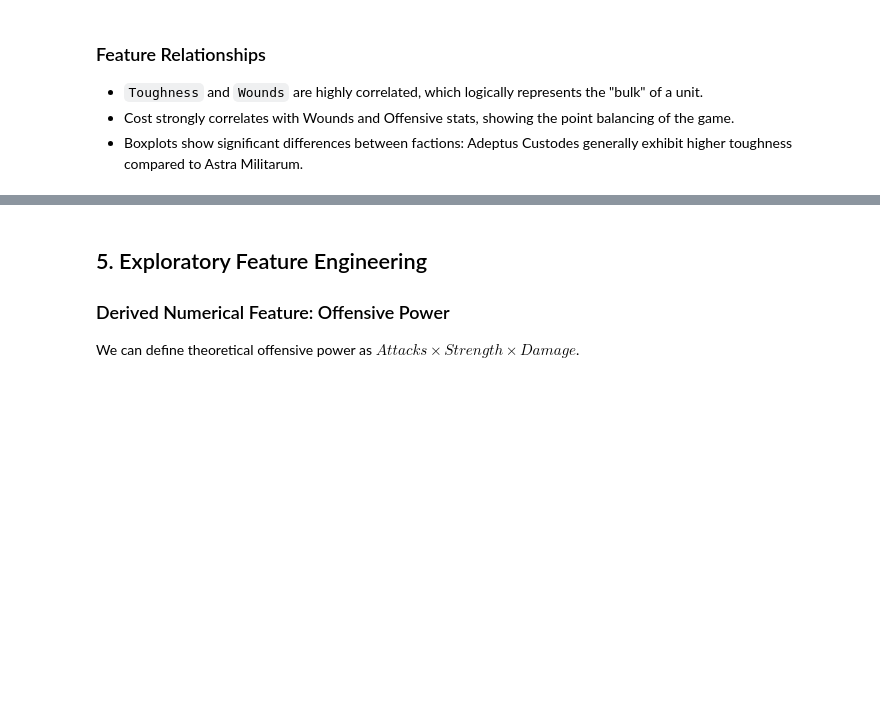
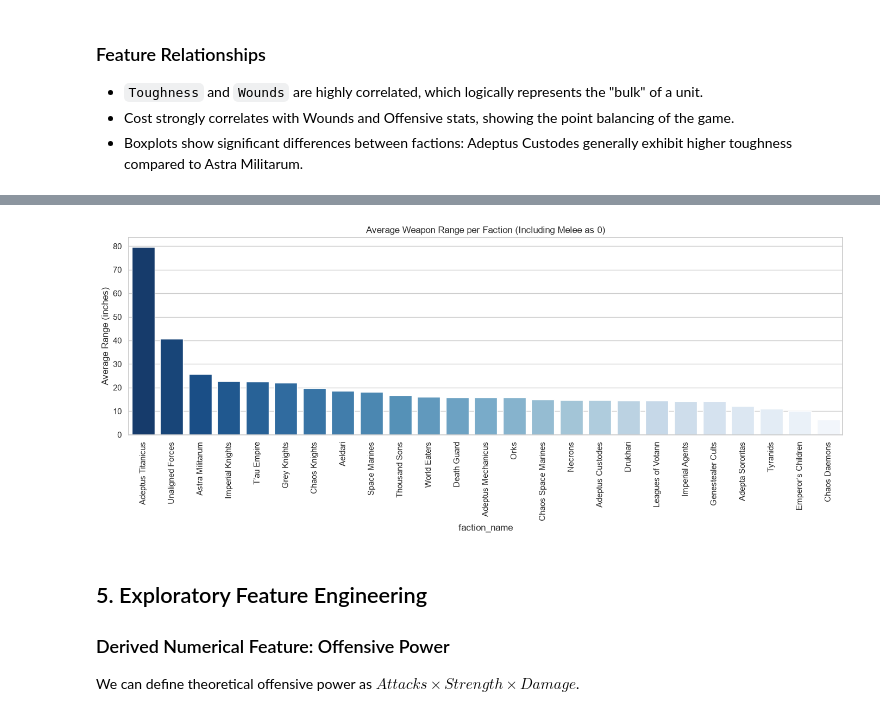
Before and after one commit to JeanJedsonn/Machine_Learning_Parte1V4, a Jupyter notebook: Warhammer40k_EDA.ipynb, the cells around one changed output, grey strips where cells are left out. Cells and saved outputs as stored; diff of their text form; code cells hidden in the pictures; blank space fills up the shorter version.

```diff
--- a/Warhammer40k_EDA.ipynb
+++ b/Warhammer40k_EDA.ipynb
@@ -224,3 +317,28 @@ plt.show()
+# %%
+# Analyze Range Preference
+def parse_range(r):
+    if pd.isna(r): return np.nan
+    r = str(r).lower()
+    if 'melee' in r: return 0.0
+    # extract first number
+    match = re.search(r'\d+', r)
+    if match: return float(match.group())
+    return np.nan
+
+wargear_faction['range_numeric'] = wargear_faction['range'].apply(parse_range)
+
+# Average range per faction
+avg_range = wargear_faction.groupby('faction_name')['range_numeric'].mean().sort_values(ascending=False)
+
+plt.figure(figsize=(14, 6))
+sns.barplot(x=avg_range.index, y=avg_range.values, palette='Blues_r')
+plt.title('Average Weapon Range per Faction (Including Melee as 0)')
+plt.xticks(rotation=90)
+plt.ylabel('Average Range (inches)')
+plt.tight_layout()
+plt.show()
+# %% [output]
+[figure, added]
 # %% [markdown]
 ## 5. Exploratory Feature Engineering
 ### Derived Numerical Feature: Offensive Power
```
Also changed, not shown: parts of 7 cells of this notebook, 1 other file.
